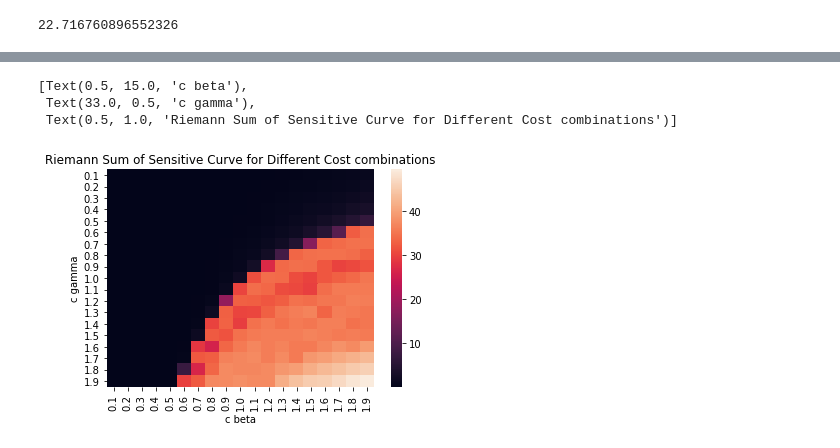
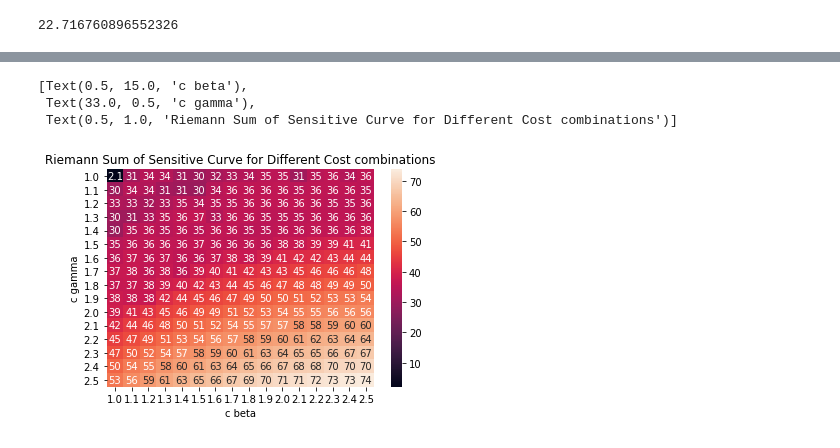
Before and after one commit to mjemons/IDD_TB, a Jupyter notebook: scripts/simulation-SIS.ipynb, the cells around one changed output, grey strips where cells are left out. Saved outputs shown, nothing was run; the diff lists cells and outputs as text; code cells hidden in the pictures.

Commit message:
costs are larger than 1

```diff
--- a/scripts/simulation-SIS.ipynb
+++ b/scripts/simulation-SIS.ipynb
@@ -473,18 +473,20 @@ pd.DataFrame(solve_ivp(SIS, [0,t], y0, method = 'RK23', dense_output = True, arg
 22.716760896552326
 # %%
 y0 = S0, Is0, Ir0
-data = pd.DataFrame(np.nan, index = np.arange(0, 20, 1), columns = np.arange(0, 20, 1))
+data = pd.DataFrame(np.nan, index = np.arange(0, 26, 1), columns = np.arange(0, 26, 1))
 #perform parameter analysis for cg and cb combined
-for i in range(1, 20, 1):
-    for j in range(1, 20, 1):
+for i in range(1, 26, 1):
+    for j in range(1, 26, 1):
         sol = solve_ivp(SIS, [0,t], y0, method = 'RK23', dense_output = True, args=(N, beta, gamma, i/10, j/10, tau))
         sol_df = pd.DataFrame(sol.y/N)
         data.iloc[i,j] = sol_df.loc[1,:].sum()
 # %%
-data = data.drop(data.iloc[0].name)
-data = data.drop(data.columns[0], axis=1 )
+#drop the first ten values as costs below 1 are not considered costs
+for i in range(10):
+    data = data.drop(data.iloc[0].name)
+    data = data.drop(data.columns[0], axis=1 )
 # %%
-data = data.rename(columns={0:0, 1: 0.1, 2: 0.2, 3:0.3, 4:0.4, 5: 0.5, 6: 0.6, 7: 0.7, 8: 0.8, 9: 0.9, 10: 1, 11: 1.1, 12: 1.2, 13: 1.3, 14: 1.4, 15: 1.5, 16: 1.6, 17: 1.7, 18:1.8, 19 : 1.9}, index={0:0, 1: 0.1, 2: 0.2, 3:0.3, 4:0.4, 5: 0.5, 6: 0.6, 7: 0.7, 8: 0.8, 9: 0.9, 10: 1, 11: 1.1, 12: 1.2, 13: 1.3, 14: 1.4, 15: 1.5, 16: 1.6, 17: 1.7, 18:1.8, 19 : 1.9})
+data = data.rename(columns={10: 1, 11: 1.1, 12: 1.2, 13: 1.3, 14: 1.4, 15: 1.5, 16: 1.6, 17: 1.7, 18:1.8, 19 : 1.9, 20:2, 21:2.1, 22: 2.2, 23:2.3, 24:2.4, 25:2.5}, index={10: 1, 11: 1.1, 12: 1.2, 13: 1.3, 14: 1.4, 15: 1.5, 16: 1.6, 17: 1.7, 18:1.8, 19 : 1.9, 20:2, 21:2.1, 22: 2.2, 23:2.3, 24:2.4, 25:2.5})
 # %%
 data
 # %% [output]
@@ -508,8 +510,8 @@ data
 # %%
-ax = sn.heatmap(data)
+ax = sn.heatmap(data, annot=True)
 ax.set(xlabel='c beta', ylabel='c gamma', title='Riemann Sum of Sensitive Curve for Different Cost combinations')
 # %% [output]
 [Text(0.5, 15.0, 'c beta'),
  Text(33.0, 0.5, 'c gamma'),
  Text(0.5, 1.0, 'Riemann Sum of Sensitive Curve for Different Cost combinations')]
-[figure, old version]
+[figure, new version]
```
Also changed, not shown: parts of 1 cell of this notebook, 2 other files.
